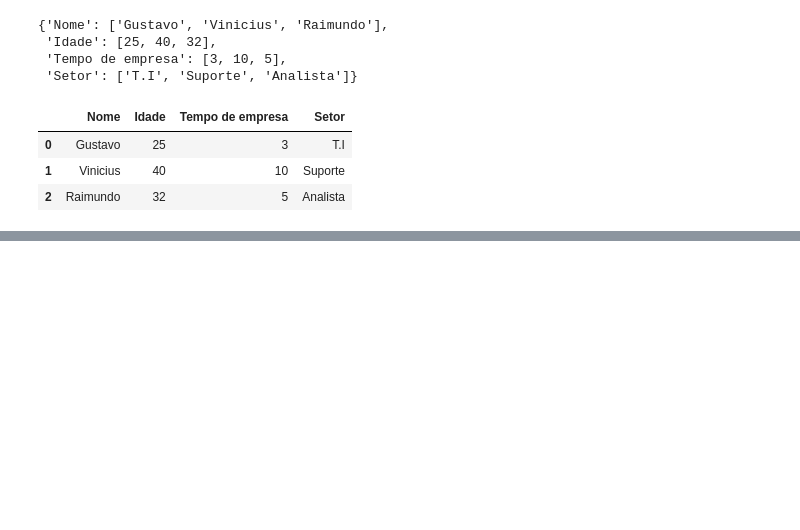
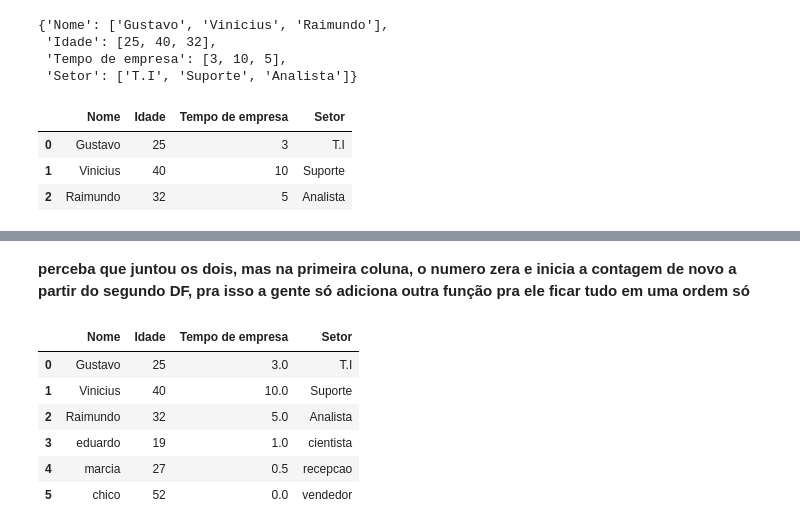
Before and after one commit to Gustavocaris/Data_Science, a Jupyter notebook: 03_Pandas/03-dataframes/dataframe.ipynb, the cells around one changed output, grey strips where cells are left out. Drawn from its saved outputs; the diff is of its cells as text; code cells hidden in the pictures; blank space fills up the shorter version.

```diff
--- a/03_Pandas/03-dataframes/dataframe.ipynb
+++ b/03_Pandas/03-dataframes/dataframe.ipynb
@@ -68,0 +105,14 @@ df_dicionarios
+# %% [markdown]
+**perceba que juntou os dois, mas na primeira coluna, o numero zera e inicia a contagem de novo a partir do segundo DF, pra isso a gente só adiciona outra função pra ele ficar tudo em uma ordem só**
+# %%
+# Só adicionar->  ignore_index=True
+df_funcionarios_total = pd.concat([df_dicionarios, df_novos_funcionarios], ignore_index=True)
+df_funcionarios_total
+# %% [output]
+|  | Nome | Idade | Tempo de empresa | Setor |
+| 0 | Gustavo | 25 | 3.0 | T.I |
+| 1 | Vinicius | 40 | 10.0 | Suporte |
+| 2 | Raimundo | 32 | 5.0 | Analista |
+| 3 | eduardo | 19 | 1.0 | cientista |
+| 4 | marcia | 27 | 0.5 | recepcao |
+| 5 | chico | 52 | 0.0 | vendedor |
```
Also changed, not shown: parts of 5 cells of this notebook, 1 other file.
